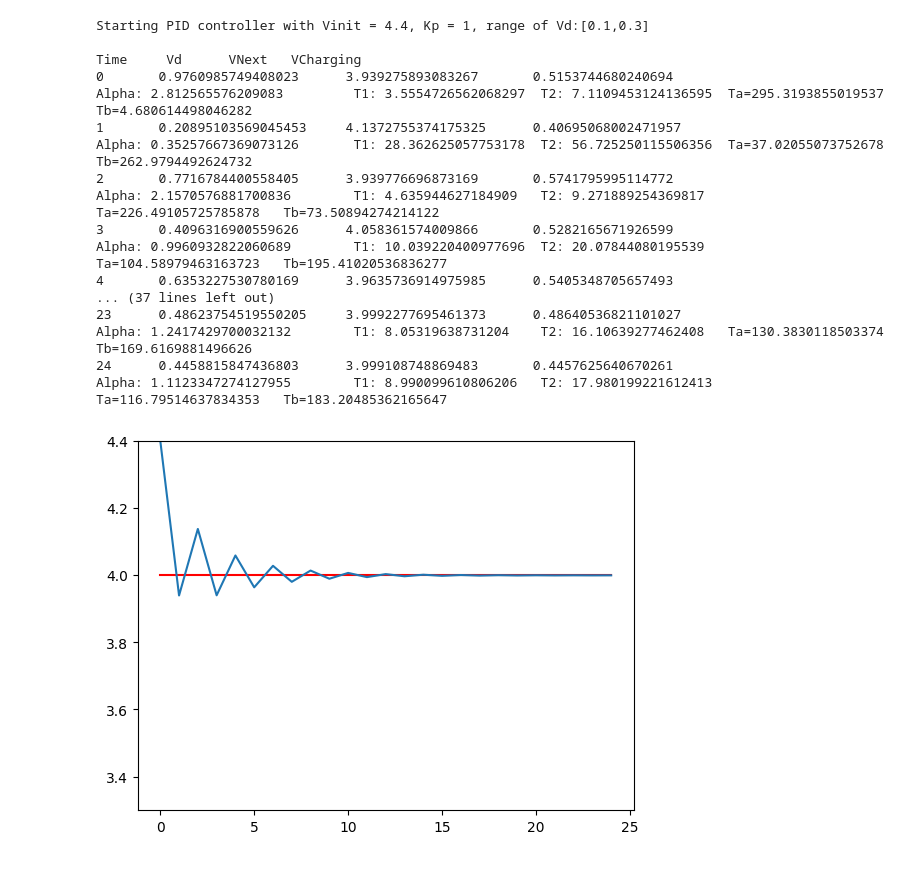
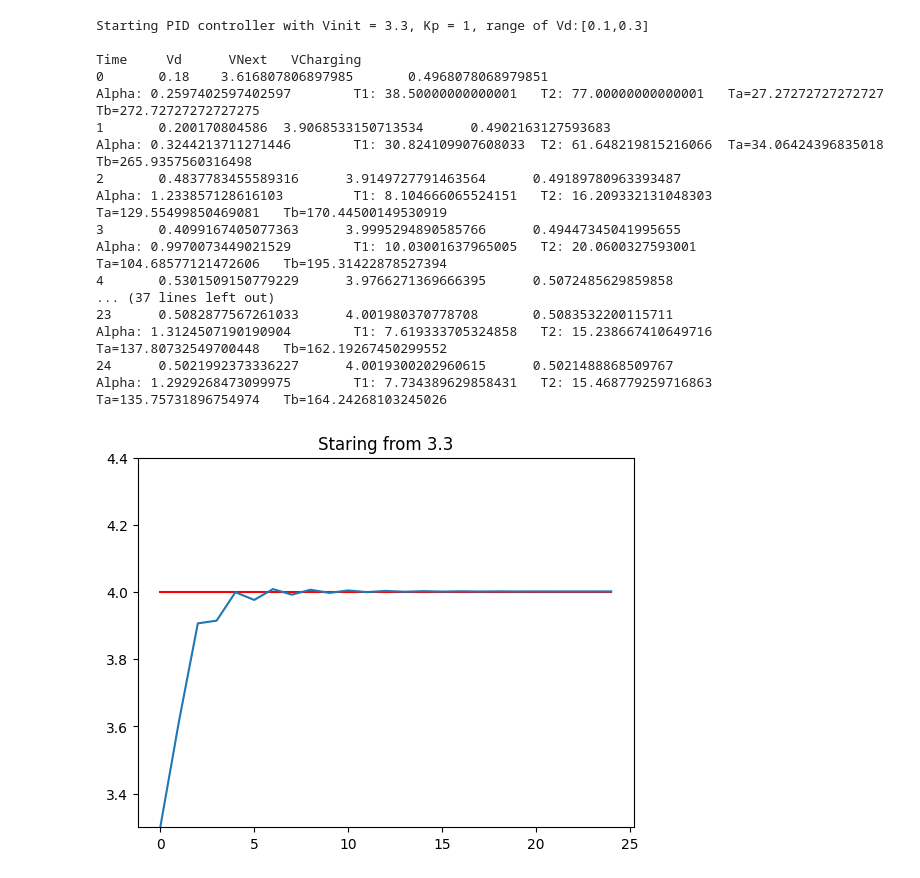
Before and after one commit to devjoshi9031/BeeHive-Sensing-Energy-Management-, a Jupyter notebook: new_pid/latest_pid.ipynb, the cells around one changed output. Saved outputs shown, nothing was run; the diff lists cells and outputs as text; code cells hidden in the pictures.

```diff
--- a/new_pid/latest_pid.ipynb
+++ b/new_pid/latest_pid.ipynb
@@ -74,9 +74,9 @@ class ControlSystem:
         rand = random.randint(1,10)
         r = random.random()
         if((int(rand)%2)==0):
-            vc=0.5 + (r*0.1*0.5)
+            vc=0.5 + (r*0.05*0.2)
         else:
-            vc=0.5 - (r*0.1*0.5)
+            vc=0.5 - (r*0.05*0.2)
         return vc
 
 
@@ -115,7 +115,7 @@ def calculate_period(voltage=0.18):
     print("Alpha: {}\t T1: {}\t T2: {}\t Ta={}\t Tb={}".format(alpha,T1,T2,Ta,300-Ta))
     return alpha,Ta,T1,T2
 # %%
-vcurr = 4.4
+vcurr = 3.3
 sim = simulator(vcurr)
 cs = ControlSystem()
 time.sleep(2)
@@ -129,6 +129,7 @@ discharge_voltages=[]
 times=[]
 Tactive=[]
 T1 = []
+T2=[]
 # voltages.append(vcurr)
 while(True):
     voltages.append(vcurr)
@@ -139,46 +140,48 @@ while(True):
     charging_voltages.append(vc)
     discharge_voltages.append(vd)
     times.append(i)
-    (alpha,Ta,t,_) = calculate_period(vd)
+    (alpha,Ta,t1,t2) = calculate_period(vd)
     Tactive.append(Ta)
-    T1.append(t)
+    T1.append(t1)
+    T2.append(t2)
     i+=1
 
     if(i>24):
         break
 # %% [output]
-Starting PID controller with Vinit = 4.4, Kp = 1, range of Vd:[0.1,0.3]
+Starting PID controller with Vinit = 3.3, Kp = 1, range of Vd:[0.1,0.3]
 
 Time     Vd      VNext   VCharging
-0       0.9760985749408023      3.939275893083267       0.5153744680240694
-Alpha: 2.812565576209083         T1: 3.5554726562068297  T2: 7.1109453124136595  Ta=295.3193855019537    Tb=4.680614498046282
-1       0.20895103569045453     4.1372755374175325      0.40695068002471957
-Alpha: 0.35257667369073126       T1: 28.362625057753178  T2: 56.725250115506356  Ta=37.02055073752678    Tb=262.9794492624732
-2       0.7716784400558405      3.939776696873169       0.5741795995114772
-Alpha: 2.1570576881700836        T1: 4.635944627184909   T2: 9.271889254369817   Ta=226.49105725785878   Tb=73.50894274214122
-3       0.4096316900559626      4.058361574009866       0.5282165671926599
-Alpha: 0.9960932822060689        T1: 10.039220400977696  T2: 20.07844080195539   Ta=104.58979463163723   Tb=195.41020536836277
-4       0.6353227530780169      3.9635736914975985      0.5405348705657493
+0       0.18    3.616807806897985       0.4968078068979851
+Alpha: 0.2597402597402597        T1: 38.50000000000001   T2: 77.00000000000001   Ta=27.27272727272727    Tb=272.72727272727275
+1       0.200170804586  3.9068533150713534      0.4902163127593683
+Alpha: 0.3244213711271446        T1: 30.824109907608033  T2: 61.648219815216066  Ta=34.06424396835018    Tb=265.9357560316498
+2       0.4837783455589316      3.9149727791463564      0.49189780963393487
+Alpha: 1.233857128616103         T1: 8.104666065524151   T2: 16.209332131048303  Ta=129.55499850469081   Tb=170.44500149530919
+3       0.4099167405077363      3.9995294890585766      0.49447345041995655
+Alpha: 0.9970073449021529        T1: 10.03001637965005   T2: 20.0600327593001    Ta=104.68577121472606   Tb=195.31422878527394
+4       0.5301509150779229      3.9766271369666395      0.5072485629859858
 ... (37 lines left out)
-23      0.48623754519550205     3.9992277695461373      0.48640536821101027
-Alpha: 1.2417429700032132        T1: 8.05319638731204    T2: 16.10639277462408   Ta=130.3830118503374    Tb=169.6169881496626
-24      0.4458815847436803      3.999108748869483       0.4457625640670261
-Alpha: 1.1123347274127955        T1: 8.990099610806206   T2: 17.980199221612413  Ta=116.79514637834353   Tb=183.20485362165647
+23      0.5082877567261033      4.001980370778708       0.5083532200115711
+Alpha: 1.3124507190190904        T1: 7.619333705324858   T2: 15.238667410649716  Ta=137.80732549700448   Tb=162.19267450299552
+24      0.5021992373336227      4.0019300202960615      0.5021488868509767
+Alpha: 1.2929268473099975        T1: 7.734389629858431   T2: 15.468779259716863  Ta=135.75731896754974   Tb=164.24268103245026
 # %%
 desired_voltages = [cs.v_desired]*len(times)
 
 fig1=plt.gcf()
 
 # time_sm = np.array(times)
 # time_smooth = np.linspace(time_sm.min(), time_sm.max(), 500)
 # dvsm = make_interp_spline(time_smooth,np.array(voltages))
 # y = dvsm(time_smooth)
 plt.plot(times,desired_voltages,'red')
 plt.plot(times,voltages)
 plt.ylim(3.3,4.4)
+plt.title('Staring from 3.3')
 plt.show()
 # %% [output]
-[figure, old version]
+[figure, new version]
 # %%
 plt.plot(times,charging_voltages,'red')
 # plt.plot(times,voltages)
```
Also changed, not shown: parts of 4 cells of this notebook, 1 other file.
